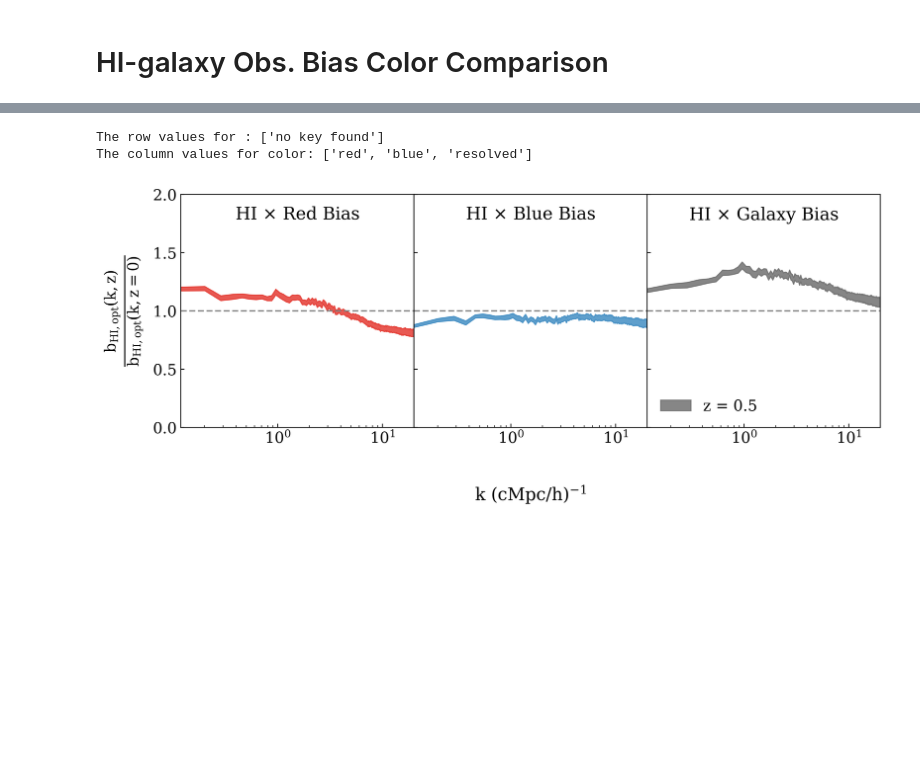
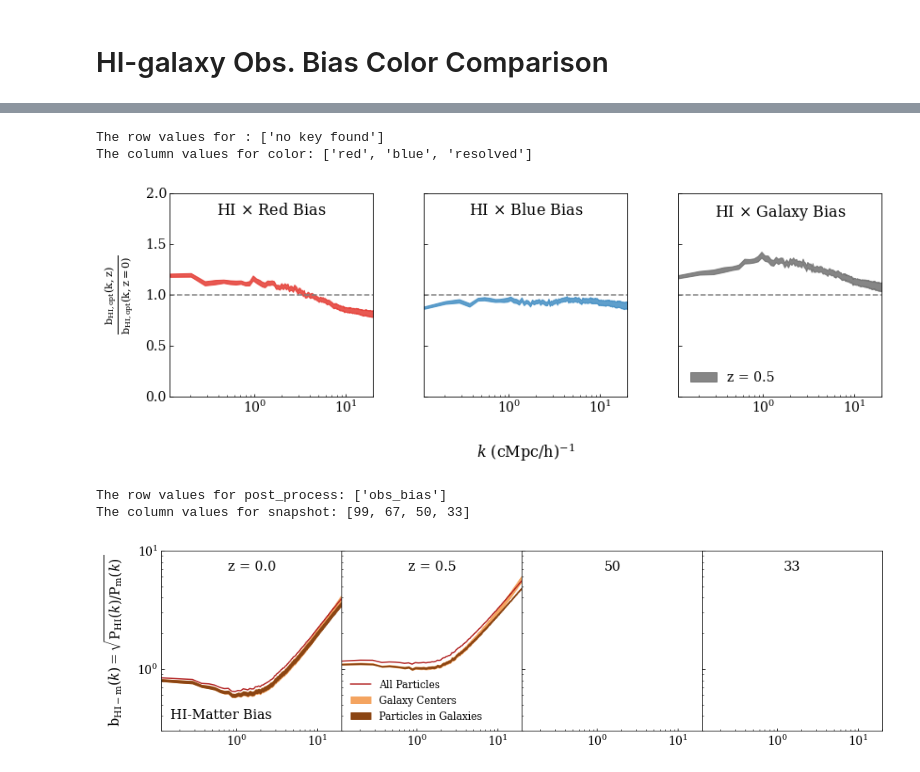
Before and after one commit to calvinosinga/hcolor, a Jupyter notebook: fig_md_analysis/Bias/bias_figures.ipynb, the cells around one changed output, grey strips where cells are left out. Drawn from its saved outputs; the diff is of its cells as text; code cells hidden in the pictures; blank space fills up the shorter version.

```diff
--- a/fig_md_analysis/Bias/bias_figures.ipynb
+++ b/fig_md_analysis/Bias/bias_figures.ipynb
@@ -95,6 +163,6 @@ The column values for snapshot: [99, 67, 50, 40, 33]
 # %%
 
-fg = ds.figrid('snapshot', '', 'color', ip, figrid_args = {'wspace':0})
+fg = ds.figrid('snapshot', '', 'color', ip)
 fg.autoNorm(99, ['model', 'HI_fieldname'])
 colors = ip['color']
 snapshots = copy.copy(ip['snapshot'])
@@ -110,15 +178,36 @@ for c in colors:
             fg.fill(fip, {'alpha':0.8, 'color':plotcolors[c][s]})
 fg.plotArgs({'snapshot':99}, {'visible':False, 'label':'__nolegend__'})
 fg.setXLabel(XLAB)
-fg.setYLabel(r"$\frac{\rm{b}_{\rm{HI, opt}} (k, z)}{\rm{b}_{\rm{HI, opt}} (k, z=0)}$", txtargs = {'fontsize':20})
+fg.setYLabel(r"$\frac{\rm{b}_{\rm{HI, opt}} (k, z)}{\rm{b}_{\rm{HI, opt}} (k, z=0)}$")
 fg.setDefaultTicksParams()
 fg.axisArgs({'yscale':'linear', 'ylim':(0, 2)})
 fg.legendArgs({'loc':'lower left'}, (0,2))
 fg.plotOnes()
 fg.plot()
-fg.save("HI-galaxy_bias_snapshot_colorR_ratio.png")
-fg.save(DRAFTPATH%"HI-galaxy_bias_snapshot_colorR_ratio.pdf")
+# fg.save("HI-galaxy_bias_snapshot_colorR_ratio.png")
+# fg.save(DRAFTPATH%"HI-galaxy_bias_snapshot_colorR_ratio.pdf")
 # %% [output]
 The row values for : ['no key found']
 The column values for color: ['red', 'blue', 'resolved']
-[figure, old version]
+[figure, new version]
+# %%
+ip = {'is_auto':False, "HI_fieldname":['vn', 'hiptl', 'hisubhalo'],
+      'axis':0, 'grid_resolution':800, 'simname': 'tng100',
+      'sim_resolution':'high', 'ptl_species':'ptl',
+      'mas':'CICW',
+      'post_process':'obs_bias', 'snapshot':[99, 67, 50, 33], 'space':'real',
+     'path':'fiducial', 'denominator':'ptl'}
+gspec = {'wspace':0}
+fg = ds.figrid("HI_fieldname", 'post_process', 'snapshot', ip)
+fg.autoFill()
+fg.rowLabels(["HI-Matter Bias"])
+fg.gspecArgs(**gspec)
+fg.setDefaultTicksParams()
+fg.axisArgs(ylim = (.3, 10))
+fg.setYLabel(obsbiaslab("HI", "m"))
+fg.legendArgs(loc = "lower left", fontsize = 12, slc = (0, 1))
+fg.plot()
+# %% [output]
+The row values for post_process: ['obs_bias']
+The column values for snapshot: [99, 67, 50, 33]
+[figure, added]
```
Also changed, not shown: parts of 9 cells of this notebook, 20 other files.
